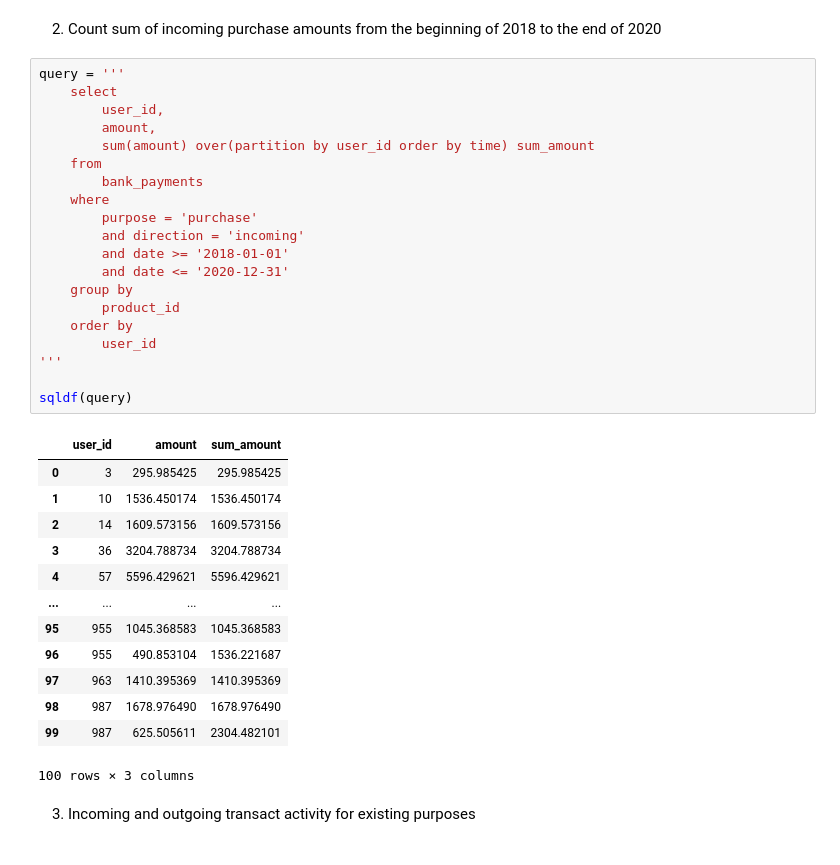
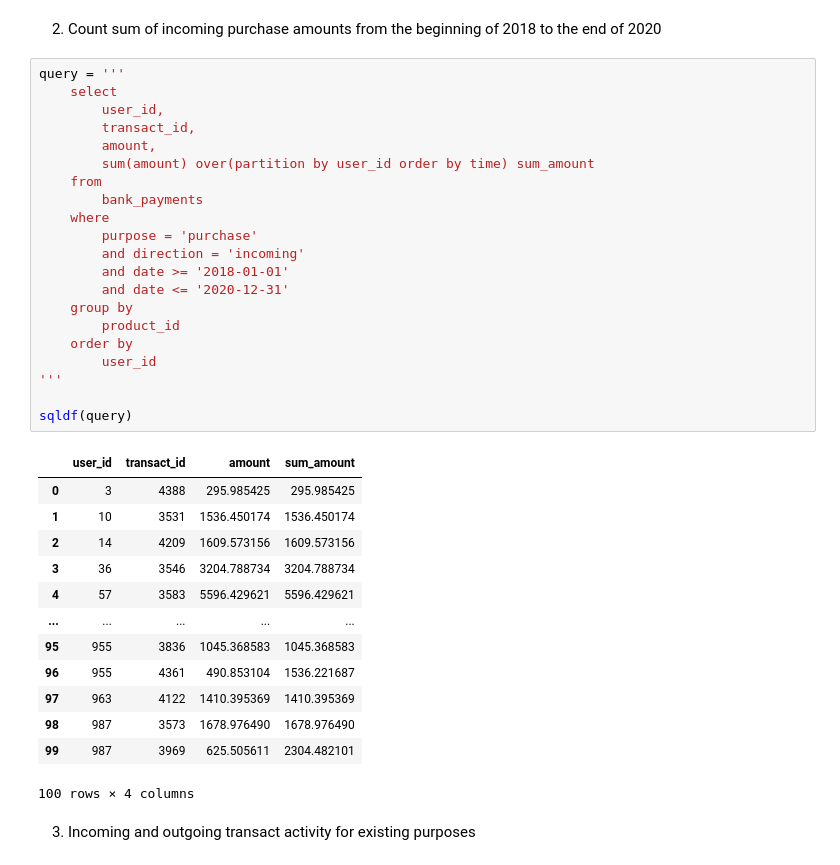
Before and after one commit to ReAlex1902/public, a Jupyter notebook: test_scripts.ipynb, the cells around one changed output. Cells and saved outputs as stored; diff of their text form.

```diff
--- a/test_scripts.ipynb
+++ b/test_scripts.ipynb
@@ -126,37 +126,38 @@ sqldf(query)
 # %%
 query = '''
     select
         user_id,
+        transact_id,
         amount,
         sum(amount) over(partition by user_id order by time) sum_amount
     from
         bank_payments
     where
         purpose = 'purchase'
         and direction = 'incoming'
         and date >= '2018-01-01'
         and date <= '2020-12-31'
     group by
         product_id
     order by
         user_id
 '''
 
 sqldf(query)
 # %% [output]
-|  | user_id | amount | sum_amount |
-| 0 | 3 | 295.985425 | 295.985425 |
-| 1 | 10 | 1536.450174 | 1536.450174 |
-| 2 | 14 | 1609.573156 | 1609.573156 |
-| 3 | 36 | 3204.788734 | 3204.788734 |
-| 4 | 57 | 5596.429621 | 5596.429621 |
-| ... | ... | ... | ... |
-| 95 | 955 | 1045.368583 | 1045.368583 |
-| 96 | 955 | 490.853104 | 1536.221687 |
-| 97 | 963 | 1410.395369 | 1410.395369 |
-| 98 | 987 | 1678.976490 | 1678.976490 |
-| 99 | 987 | 625.505611 | 2304.482101 |
+|  | user_id | transact_id | amount | sum_amount |
+| 0 | 3 | 4388 | 295.985425 | 295.985425 |
+| 1 | 10 | 3531 | 1536.450174 | 1536.450174 |
+| 2 | 14 | 4209 | 1609.573156 | 1609.573156 |
+| 3 | 36 | 3546 | 3204.788734 | 3204.788734 |
+| 4 | 57 | 3583 | 5596.429621 | 5596.429621 |
+| ... | ... | ... | ... | ... |
+| 95 | 955 | 3836 | 1045.368583 | 1045.368583 |
+| 96 | 955 | 4361 | 490.853104 | 1536.221687 |
+| 97 | 963 | 4122 | 1410.395369 | 1410.395369 |
+| 98 | 987 | 3573 | 1678.976490 | 1678.976490 |
+| 99 | 987 | 3969 | 625.505611 | 2304.482101 |
-100 rows × 3 columns
+100 rows × 4 columns
 # %% [markdown]
 3. Incoming and outgoing transact activity for existing purposes
 # %%
```
